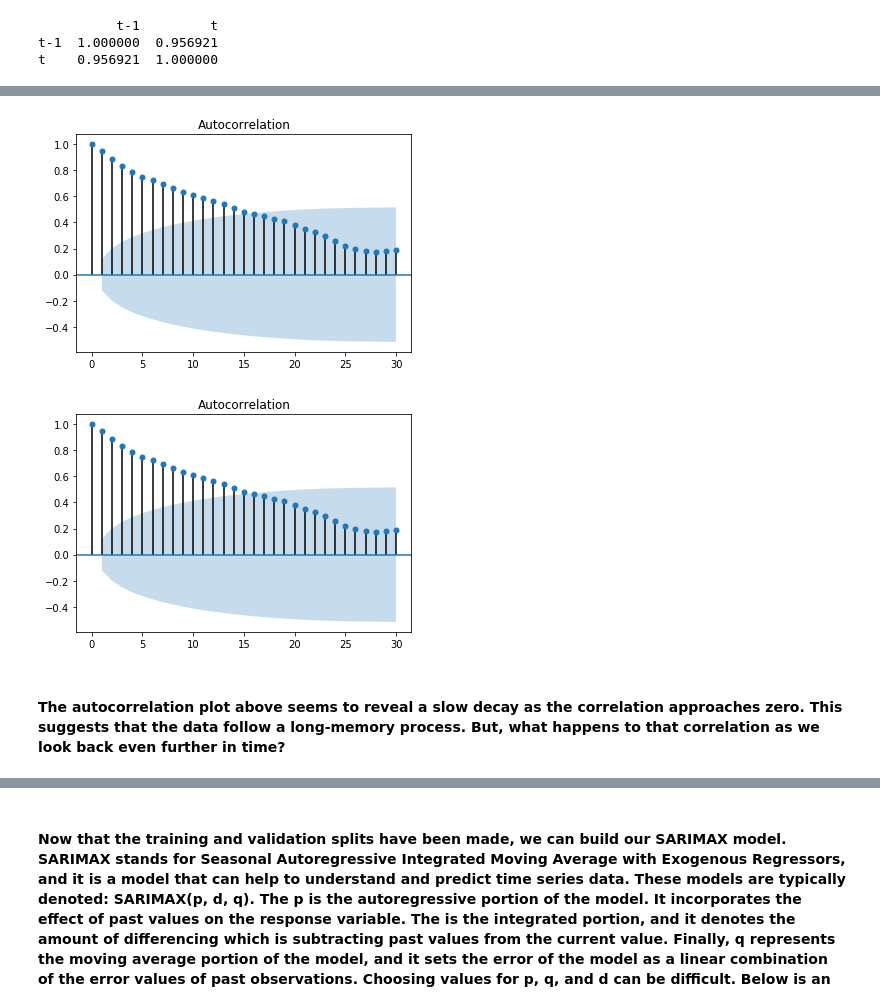
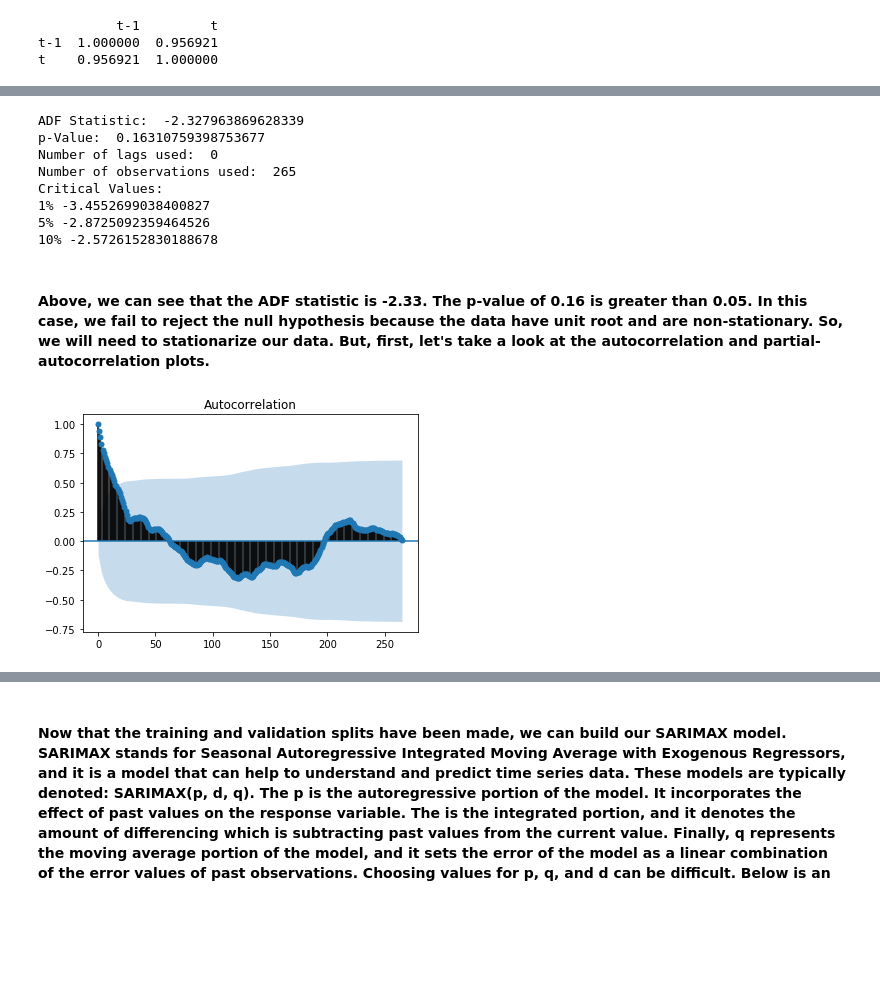
Before and after one commit to justinbosscher/SPY_model, a Jupyter notebook: SPY_model.ipynb, the cells around one changed output, grey strips where cells are left out. Drawn from its saved outputs; the diff is of its cells as text; code cells hidden in the pictures; blank space fills up the shorter version.

Commit message:
Working on plots post-differencing

```diff
--- a/SPY_model.ipynb
+++ b/SPY_model.ipynb
@@ -1074,8 +1107,25 @@ plt.legend(prop={'size':15})
+# %%
+adf_result = adfuller(train_sarimax_Y)
+print('ADF Statistic: ', adf_result[0])
+print('p-Value: ', adf_result[1])
+print('Number of lags used: ', adf_result[2])
+print('Number of observations used: ', adf_result[3])
+print('Critical Values: ')
+for key, value in adf_result[4].items():
+    print(key, value)
+# %% [output]
+ADF Statistic:  -2.327963869628339
+p-Value:  0.16310759398753677
+Number of lags used:  0
+Number of observations used:  265
+Critical Values:
+1% -3.4552699038400827
+5% -2.8725092359464526
+10% -2.5726152830188678
+# %% [markdown]
+#### Above, we can see that the ADF statistic is -2.33. The p-value of 0.16 is greater than 0.05. In this case, we fail to reject the null hypothesis because the data have unit root and are non-stationary. So, we will need to stationarize our data. But, first, let's take a look at the autocorrelation and partial-autocorrelation plots.
 # %%
-# Autocorrelation line plot with a limit of 30 lag periods displayed
-plot_acf(train_sarimax_Y, lags=30)
+# Autocorrelation line plot
+acf_265 = plot_acf(train_sarimax_Y, lags=265)
 # %% [output]
-[figure, old version]
+[figure, new version]
-[figure, removed]
-# %% [markdown]
-#### The autocorrelation plot above seems to reveal a slow decay as the correlation approaches zero. This suggests that the data follow a long-memory process. But, what happens to that correlation as we look back even further in time?
```
Also changed, not shown: parts of 45 cells of this notebook.
